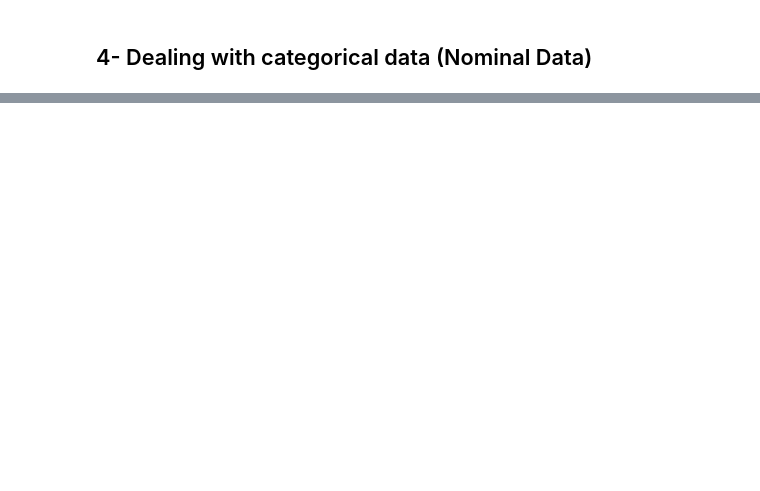
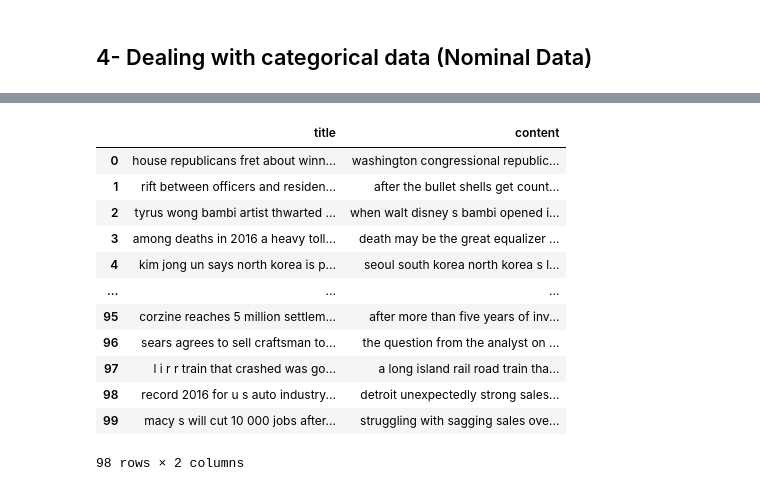
Before and after one commit to Haneentronic/NLP-Topic-Modeling-Classification, a Jupyter notebook: Topic_Modeling/TextModeling.ipynb, the cells around one changed output, grey strips where cells are left out. Saved outputs shown, nothing was run; the diff lists cells and outputs as text; code cells hidden in the pictures; blank space fills up the shorter version.

```diff
--- a/Topic_Modeling/TextModeling.ipynb
+++ b/Topic_Modeling/TextModeling.ipynb
@@ -205,0 +234,20 @@ data_frame.head()
+# %%
+data_frame["title"] = data_frame['title'].str.replace('[^a-zA-Z0-9]', " ", regex=True)
+
+data_frame["content"] = data_frame['content'].str.replace('[^a-zA-Z0-9]', " ", regex=True)
+
+data_frame[['title', 'content']]
+# %% [output]
+|  | title | content |
+| 0 | house republicans fret about winn... | washington congressional republic... |
+| 1 | rift between officers and residen... | after the bullet shells get count... |
+| 2 | tyrus wong bambi artist thwarted ... | when walt disney s bambi opened i... |
+| 3 | among deaths in 2016 a heavy toll... | death may be the great equalizer ... |
+| 4 | kim jong un says north korea is p... | seoul south korea north korea s l... |
+| ... | ... | ... |
+| 95 | corzine reaches 5 million settlem... | after more than five years of inv... |
+| 96 | sears agrees to sell craftsman to... | the question from the analyst on ... |
+| 97 | l i r r train that crashed was go... | a long island rail road train tha... |
+| 98 | record 2016 for u s auto industry... | detroit unexpectedly strong sales... |
+| 99 | macy s will cut 10 000 jobs after... | struggling with sagging sales ove... |
+98 rows × 2 columns
```
Also changed, not shown: parts of 33 cells of this notebook.
